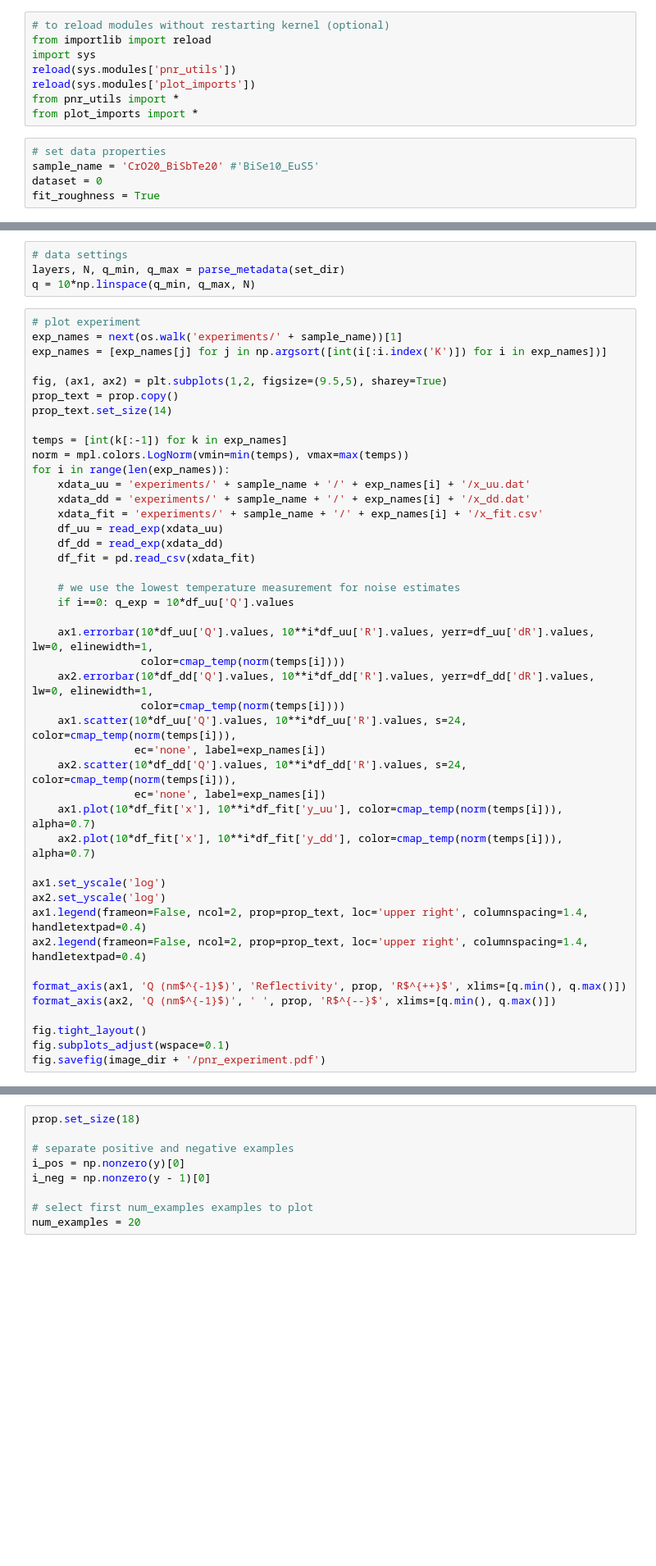
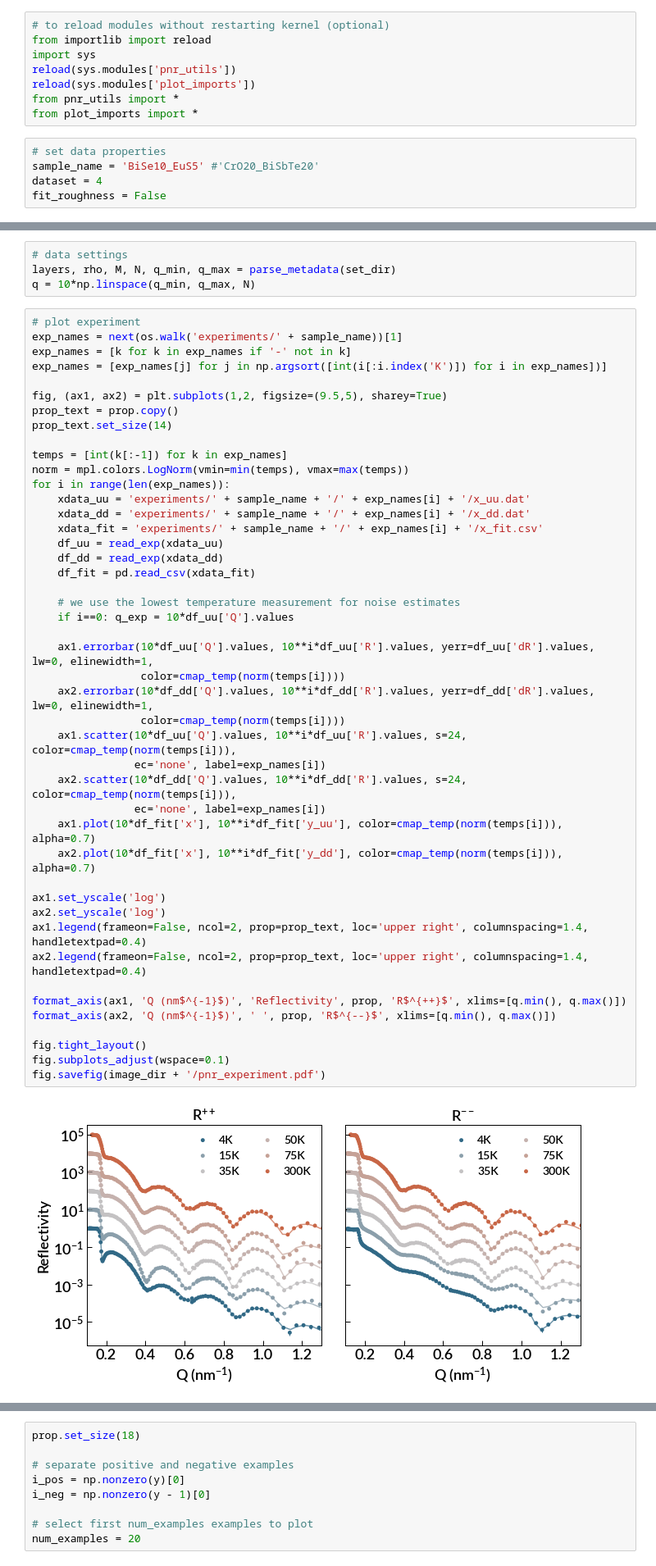
Before and after one commit to ninarina12/ML_PNR, a Jupyter notebook: pnr_properties.ipynb, the cells around one changed output, grey strips where cells are left out. Shown at 82% size. Drawn from its saved outputs; the diff is of its cells as text; blank space fills up the shorter version.

```diff
--- a/pnr_properties.ipynb
+++ b/pnr_properties.ipynb
@@ -18,9 +18,9 @@ from pnr_utils import *
 from plot_imports import *
 # %%
 # set data properties
-sample_name = 'CrO20_BiSbTe20' #'BiSe10_EuS5'
-dataset = 0
-fit_roughness = True
+sample_name = 'BiSe10_EuS5' #'CrO20_BiSbTe20'
+dataset = 4
+fit_roughness = False
 # %%
 # get directories
 set_dir = 'results/' + sample_name + '/set_' + str(dataset)
@@ -34,10 +36,11 @@ print('data:', set_dir)
 # %%
 # data settings
-layers, N, q_min, q_max = parse_metadata(set_dir)
+layers, rho, M, N, q_min, q_max = parse_metadata(set_dir)
 q = 10*np.linspace(q_min, q_max, N)
 # %%
 # plot experiment
 exp_names = next(os.walk('experiments/' + sample_name))[1]
+exp_names = [k for k in exp_names if '-' not in k]
 exp_names = [exp_names[j] for j in np.argsort([int(i[:i.index('K')]) for i in exp_names])]
 
 fig, (ax1, ax2) = plt.subplots(1,2, figsize=(9.5,5), sharey=True)
@@ -52,33 +55,35 @@ for i in range(len(exp_names)):
     xdata_fit = 'experiments/' + sample_name + '/' + exp_names[i] + '/x_fit.csv'
     df_uu = read_exp(xdata_uu)
     df_dd = read_exp(xdata_dd)
     df_fit = pd.read_csv(xdata_fit)
 
     # we use the lowest temperature measurement for noise estimates
     if i==0: q_exp = 10*df_uu['Q'].values
 
     ax1.errorbar(10*df_uu['Q'].values, 10**i*df_uu['R'].values, yerr=df_uu['dR'].values, lw=0, elinewidth=1,
                  color=cmap_temp(norm(temps[i])))
     ax2.errorbar(10*df_dd['Q'].values, 10**i*df_dd['R'].values, yerr=df_dd['dR'].values, lw=0, elinewidth=1,
                  color=cmap_temp(norm(temps[i])))
     ax1.scatter(10*df_uu['Q'].values, 10**i*df_uu['R'].values, s=24, color=cmap_temp(norm(temps[i])),
                 ec='none', label=exp_names[i])
     ax2.scatter(10*df_dd['Q'].values, 10**i*df_dd['R'].values, s=24, color=cmap_temp(norm(temps[i])),
                 ec='none', label=exp_names[i])
     ax1.plot(10*df_fit['x'], 10**i*df_fit['y_uu'], color=cmap_temp(norm(temps[i])), alpha=0.7)
     ax2.plot(10*df_fit['x'], 10**i*df_fit['y_dd'], color=cmap_temp(norm(temps[i])), alpha=0.7)
 
 ax1.set_yscale('log')
 ax2.set_yscale('log')
 ax1.legend(frameon=False, ncol=2, prop=prop_text, loc='upper right', columnspacing=1.4, handletextpad=0.4)
 ax2.legend(frameon=False, ncol=2, prop=prop_text, loc='upper right', columnspacing=1.4, handletextpad=0.4)
 
 format_axis(ax1, 'Q (nm$^{-1}$)', 'Reflectivity', prop, 'R$^{++}$', xlims=[q.min(), q.max()])
 format_axis(ax2, 'Q (nm$^{-1}$)', ' ', prop, 'R$^{--}$', xlims=[q.min(), q.max()])
 
 fig.tight_layout()
 fig.subplots_adjust(wspace=0.1)
 fig.savefig(image_dir + '/pnr_experiment.pdf')
+# %% [output]
+[figure, added]
 # %%
 # save colorbar
 sm = mpl.cm.ScalarMappable(cmap=cmap_temp, norm=norm)
```
Also changed, not shown: parts of 14 cells of this notebook, 32 other files.
